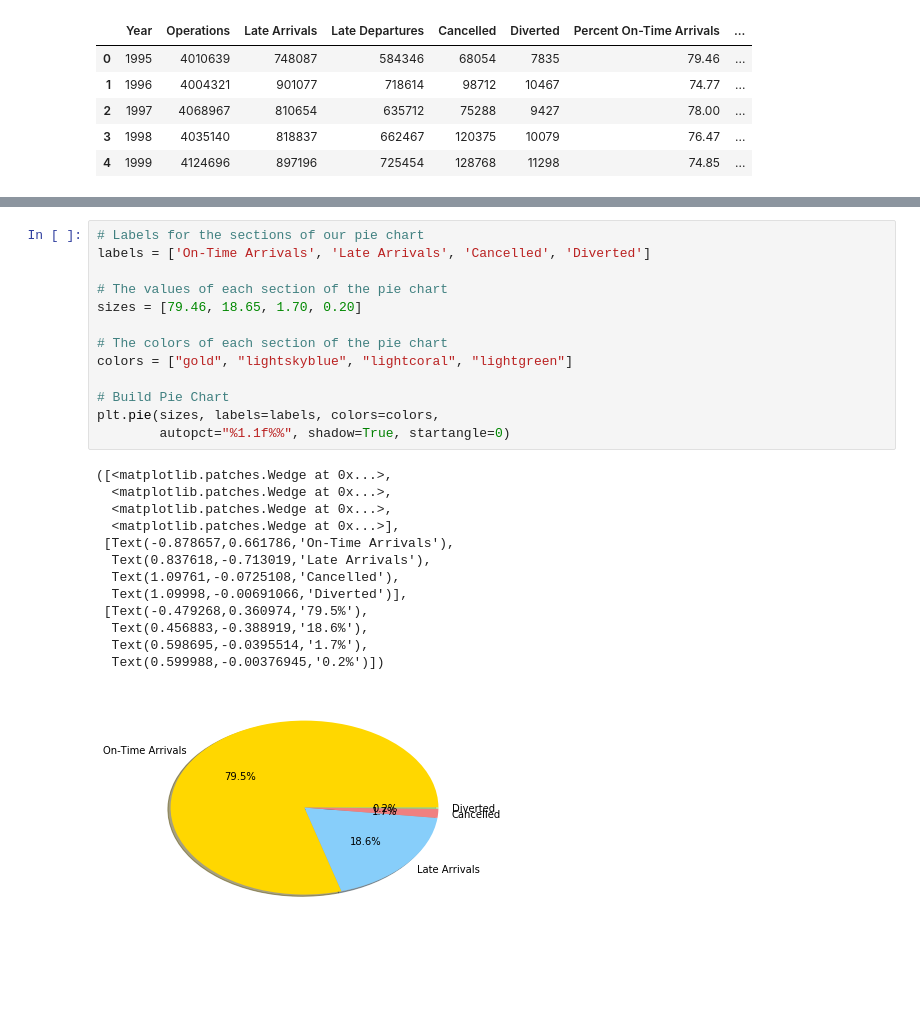
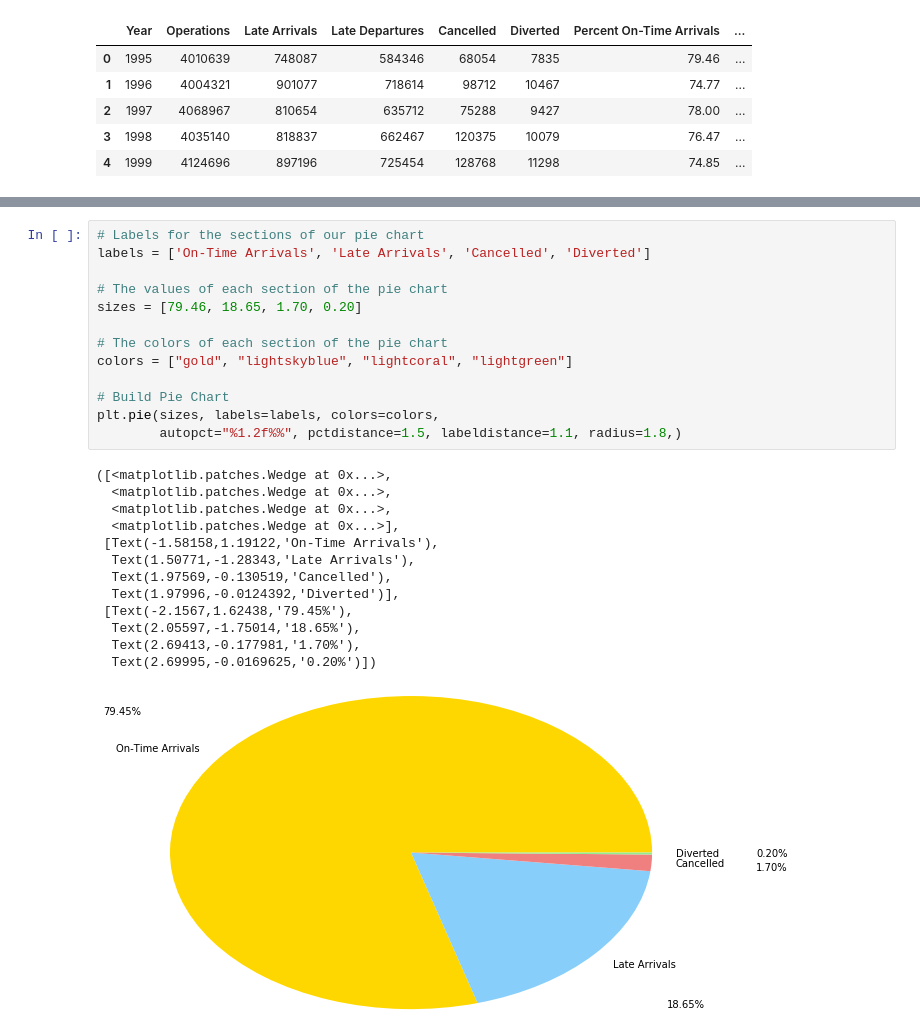
Before and after one commit to ddcruz/Project1, a Jupyter notebook: onTime.ipynb, the cells around one changed output, grey strips where cells are left out. Drawn from its saved outputs; the diff is of its cells as text; blank space fills up the shorter version.

```diff
--- a/onTime.ipynb
+++ b/onTime.ipynb
@@ -34,30 +34,30 @@ dtype: object
 # %%
 # Labels for the sections of our pie chart
 labels = ['On-Time Arrivals', 'Late Arrivals', 'Cancelled', 'Diverted']
 
 # The values of each section of the pie chart
 sizes = [79.46, 18.65, 1.70, 0.20]
 
 # The colors of each section of the pie chart
 colors = ["gold", "lightskyblue", "lightcoral", "lightgreen"]
 
 # Build Pie Chart
 plt.pie(sizes, labels=labels, colors=colors,
-        autopct="%1.1f%%", shadow=True, startangle=0)
+        autopct="%1.2f%%", pctdistance=1.5, labeldistance=1.1, radius=1.8,)
 # %% [output]
 ([<matplotlib.patches.Wedge at 0x...>,
   <matplotlib.patches.Wedge at 0x...>,
   <matplotlib.patches.Wedge at 0x...>,
   <matplotlib.patches.Wedge at 0x...>],
- [Text(-0.878657,0.661786,'On-Time Arrivals'),
-  Text(0.837618,-0.713019,'Late Arrivals'),
-  Text(1.09761,-0.0725108,'Cancelled'),
-  Text(1.09998,-0.00691066,'Diverted')],
- [Text(-0.479268,0.360974,'79.5%'),
-  Text(0.456883,-0.388919,'18.6%'),
-  Text(0.598695,-0.0395514,'1.7%'),
-  Text(0.599988,-0.00376945,'0.2%')])
+ [Text(-1.58158,1.19122,'On-Time Arrivals'),
+  Text(1.50771,-1.28343,'Late Arrivals'),
+  Text(1.97569,-0.130519,'Cancelled'),
+  Text(1.97996,-0.0124392,'Diverted')],
+ [Text(-2.1567,1.62438,'79.45%'),
+  Text(2.05597,-1.75014,'18.65%'),
+  Text(2.69413,-0.177981,'1.70%'),
+  Text(2.69995,-0.0169625,'0.20%')])
-[figure, old version]
+[figure, new version]
 # %%
 # plot percent on-time arrival over the years
 df.plot(x='Year', y='Percent On-Time Arrivals')
```
Also changed, not shown: parts of 5 cells of this notebook.
